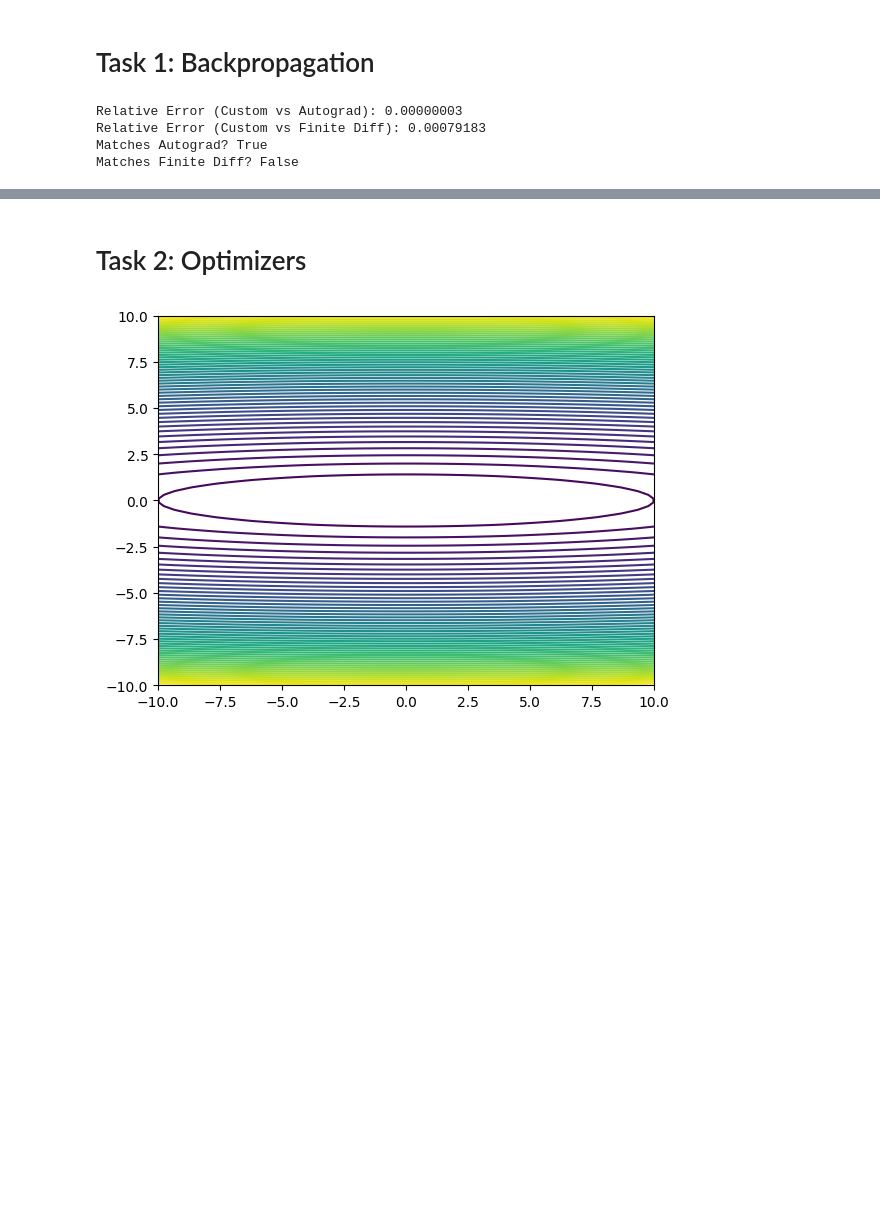
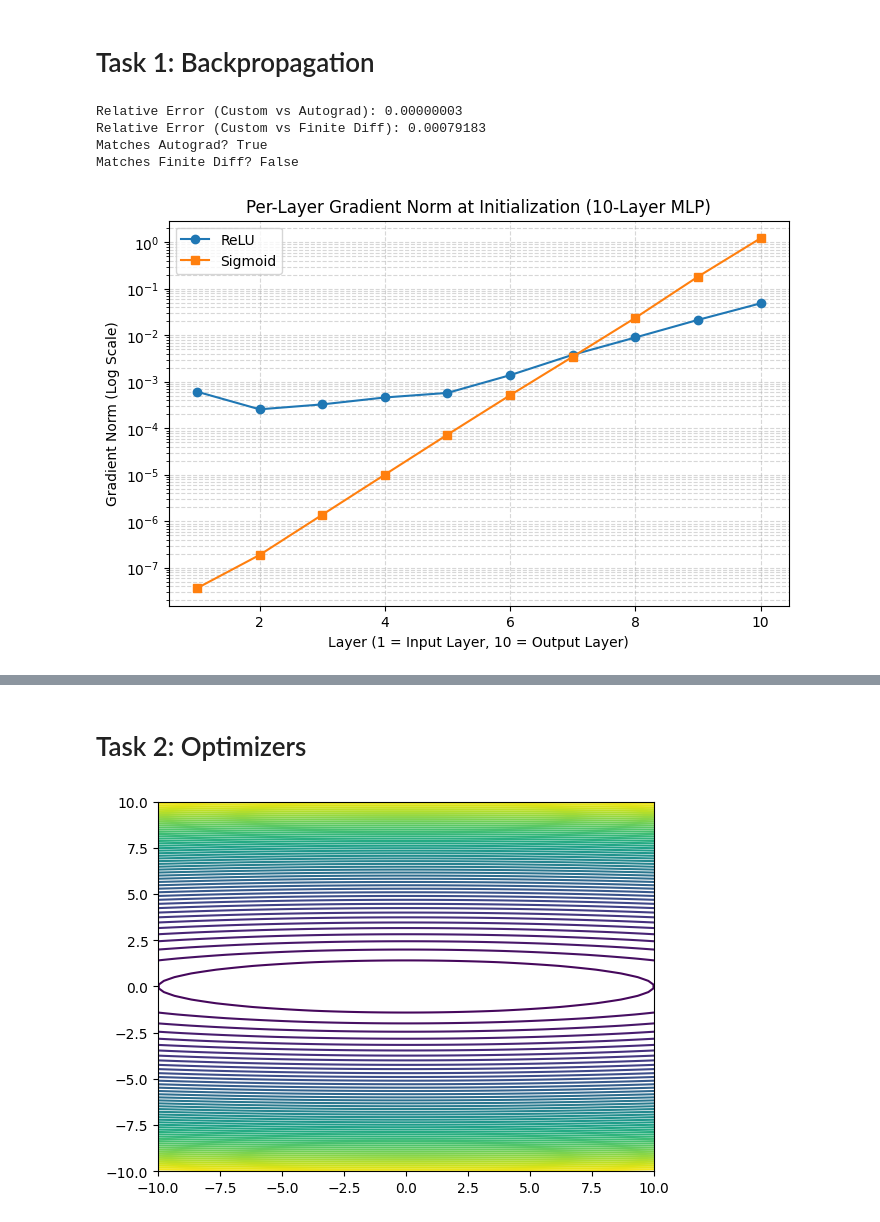
Before and after one commit to HansaniKaumadi/EN4554-Assignment-2-on-CNNs, a Jupyter notebook: code.ipynb, the cells around one changed output, grey strips where cells are left out. Cells and saved outputs as stored; diff of their text form; code cells hidden in the pictures; blank space fills up the shorter version.

Commit message:
task 1 modified

```diff
--- a/code.ipynb
+++ b/code.ipynb
@@ -134,35 +145,96 @@ def verify_gradients():
             weight_minus = linear.weight.clone()
             weight_minus[i, j] -= h
             logits_minus = x @ weight_minus + linear.bias
             loss_minus = ce.forward(logits_minus, y_target)
 
             finite_diff_grad[i, j] = (loss_plus - loss_minus) / (2 * h)
 
     # Calculate relative errors
     rel_error_autograd = torch.norm(custom_grad_weight - autograd_weight) / (torch.norm(custom_grad_weight) + torch.norm(autograd_weight))
     rel_error_fd = torch.norm(custom_grad_weight - finite_diff_grad) / (torch.norm(custom_grad_weight) + torch.norm(finite_diff_grad))
 
     print(f"Relative Error (Custom vs Autograd): {rel_error_autograd:.8f}")
     print(f"Relative Error (Custom vs Finite Diff): {rel_error_fd:.8f}")
 
     # Check if gradients match using torch.allclose
     match_autograd = torch.allclose(custom_grad_weight, autograd_weight, atol=1e-5)
     match_fd = torch.allclose(custom_grad_weight, finite_diff_grad, atol=1e-5)
 
     print(f"Matches Autograd? {match_autograd}")
     print(f"Matches Finite Diff? {match_fd}")
 
 verify_gradients()
 
-# (d) 10-layer MLP gradient norm at initialization
-def check_grad_norms(activation='relu'):
+# # (d) 10-layer MLP gradient norm at initialization
+# def check_grad_norms(activation='relu'):
+#     layers = []
+#     x = torch.randn(128, 784) # Dummy flattened inputs
+#     for i in range(10):
+#         # Build 10 layers, track norms of gradients during backward pass to observe vanishing/exploding gradients.
+#         pass
+
+# Task 1(d): 10-layer MLP gradient norm at initialization
+def get_grad_norms(activation='relu'):
+    torch.manual_seed(42) # Ensure consistent initialization for fair comparison
+
     layers = []
-    x = torch.randn(128, 784) # Dummy flattened inputs
+    in_features = 784
+    hidden_features = 100
+
+    # Build 10-layer MLP
     for i in range(10):
-        # Build 10 layers, track norms of gradients during backward pass to observe vanishing/exploding gradients.
-        pass
+        out_features = hidden_features if i < 9 else 10
+        layers.append(nn.Linear(in_features, out_features))
+
+        if i < 9: # Add activation after hidden layers
+            if activation == 'relu':
+                layers.append(nn.ReLU())
+            elif activation == 'sigmoid':
+                layers.append(nn.Sigmoid())
+        in_features = out_features
+
+    model = nn.Sequential(*layers)
+
+    # Dummy inputs and targets
+    x = torch.randn(128, 784)
+    y_target = torch.randn(128, 10)
+
+    # Forward and backward pass
+    criterion = nn.MSELoss()
+    y_pred = model(x)
+    loss = criterion(y_pred, y_target)
+    loss.backward()
+
+    # Extract gradient norms for the weights of the Linear layers
+    grad_norms = []
+    for module in model.modules():
+        if isinstance(module, nn.Linear):
+            grad_norms.append(module.weight.grad.norm().item())
+
+    return grad_norms
+
+def plot_gradient_norms():
+    relu_norms = get_grad_norms('relu')
+    sigmoid_norms = get_grad_norms('sigmoid')
+
+    plt.figure(figsize=(8, 5))
+    #Layer 1 is the first hidden layer (closest to input), Layer 10 is the output layer
+    plt.plot(range(1, 11), relu_norms, marker='o', label='ReLU')
+    plt.plot(range(1, 11), sigmoid_norms, marker='s', label='Sigmoid')
+
+    plt.yscale('log') # Log scale highlights the exponential decay of Sigmoid gradients
+    plt.xlabel('Layer (1 = Input Layer, 10 = Output Layer)')
+    plt.ylabel('Gradient Norm (Log Scale)')
+    plt.title('Per-Layer Gradient Norm at Initialization (10-Layer MLP)')
+    plt.legend()
+    plt.grid(True, which="both", ls="--", alpha=0.5)
+    plt.show()
+
+# Execute the plot
+plot_gradient_norms()
 # %% [output]
 Relative Error (Custom vs Autograd): 0.00000003
 Relative Error (Custom vs Finite Diff): 0.00079183
 Matches Autograd? True
 Matches Finite Diff? False
+[figure, added]
```
Also changed, not shown: parts of 2 cells of this notebook.
